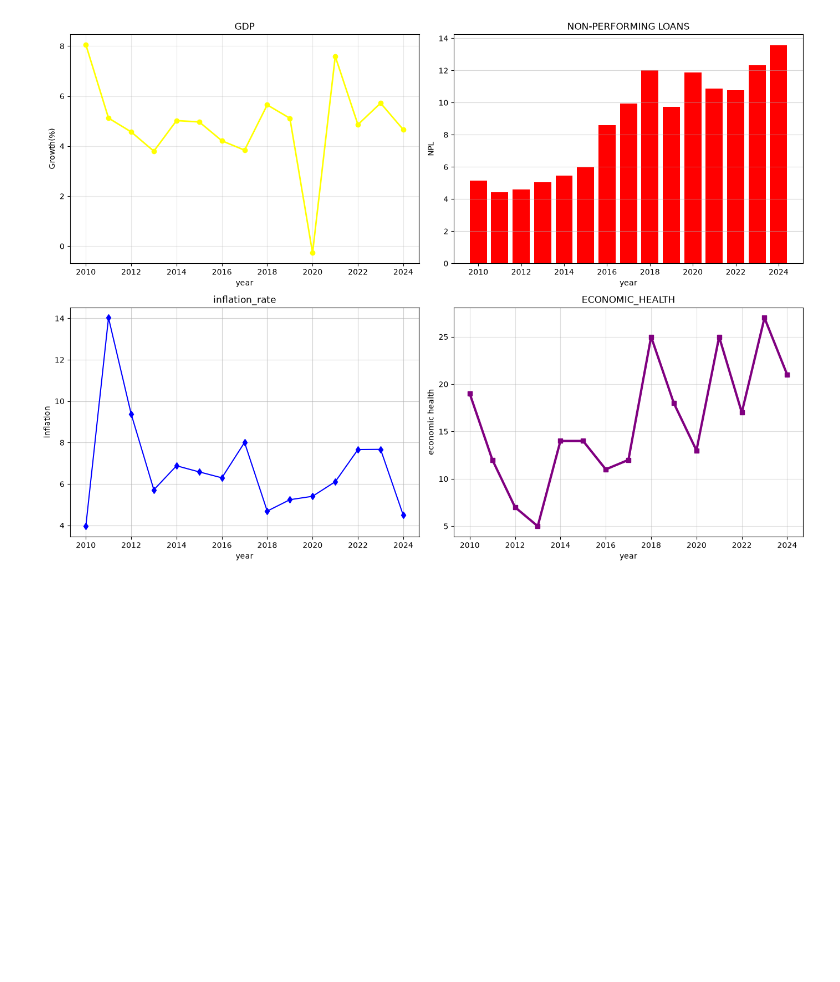
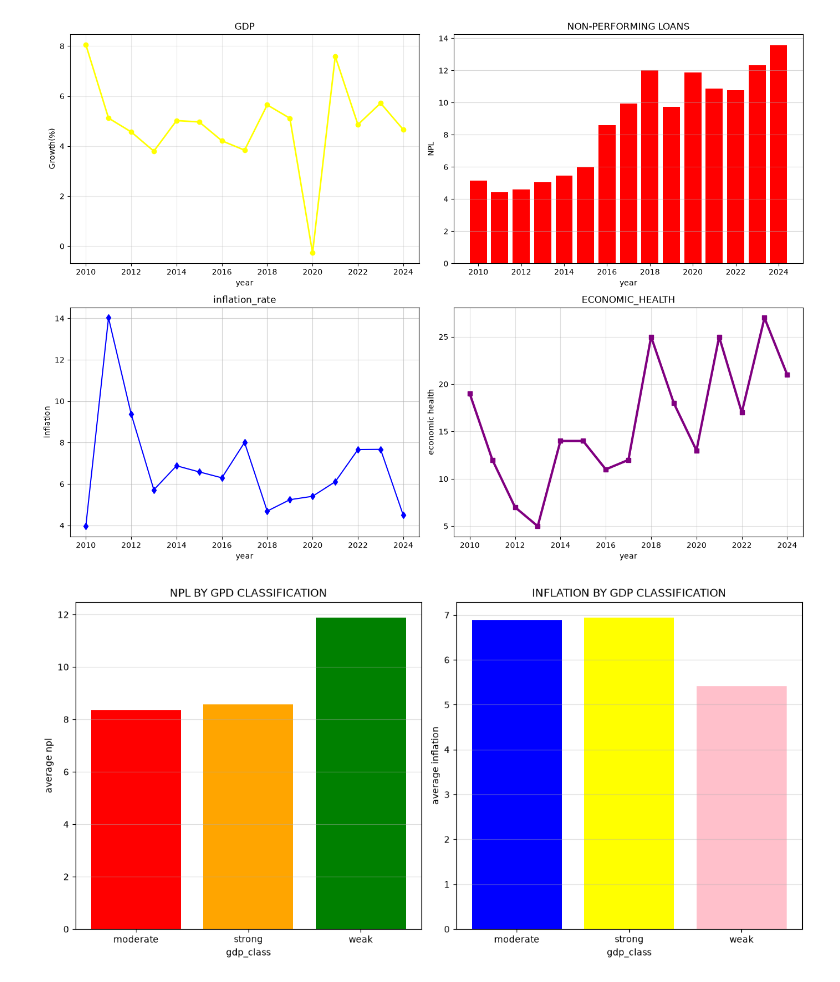
Before and after one commit to BUND1-cmd/project_python, a Jupyter notebook: pd&mat_practise.ipynb, the cells around one changed output. Cells and saved outputs as stored; diff of their text form; code cells hidden in the pictures; blank space fills up the shorter version.

```diff
--- a/pd&mat_practise.ipynb
+++ b/pd&mat_practise.ipynb
@@ -692,3 +692,27 @@ plt.tight_layout()
 plt.show()
 # %% [output]
 [figure]
+# %%
+import matplotlib.pyplot as plt
+inflation = summary_df['inflation'].values
+npl= summary_df['npl'].values
+gdp_npl_avg = summary_df.groupby('gdp_class')['npl'].mean()
+gdp_inf_avg = summary_df.groupby('gdp_class')['inflation'].mean()
+
+fig,axes=plt.subplots(1,2,figsize=(12,6))
+axes[0].bar(gdp_npl_avg.index,gdp_npl_avg.values,color=['red','orange','green'])
+axes[0].set_title('NPL BY GPD CLASSIFICATION')
+axes[0].set_ylabel('average npl')
+axes[0].set_xlabel('gdp_class')
+axes[0].grid(True,axis='y',alpha=0.4)
+
+axes[1].bar(gdp_inf_avg.index,gdp_inf_avg.values,color=['blue','yellow','pink'])
+axes[1].set_title('INFLATION BY GDP CLASSIFICATION')
+axes[1].set_xlabel('gdp_class')
+axes[1].set_ylabel('average inflation')
+axes[1].grid(True,axis='y',alpha= 0.4)
+
+plt.tight_layout()
+plt.show()
+# %% [output]
+[figure, added]
```
Also changed, not shown: parts of 1 cell of this notebook.
